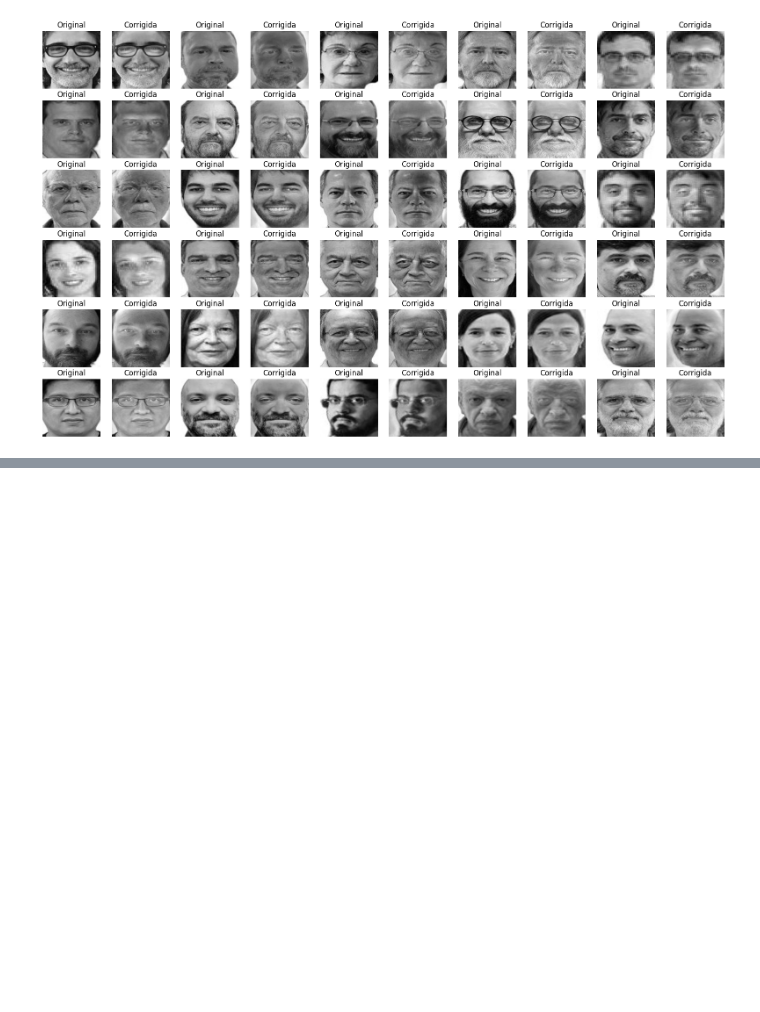
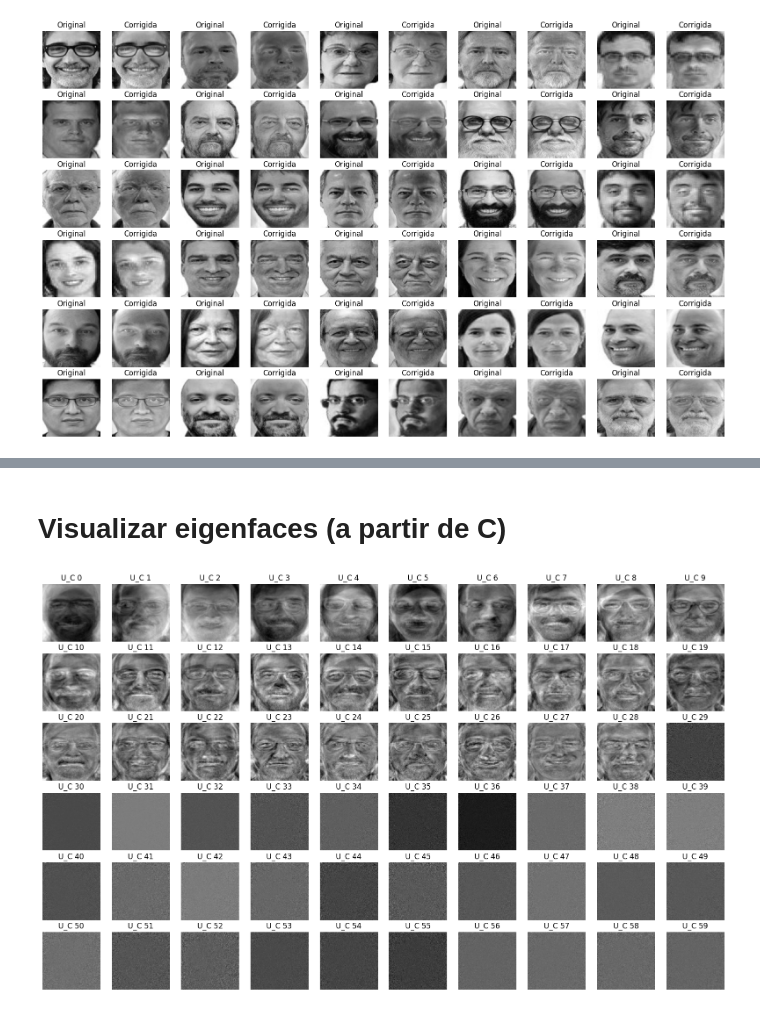
Before and after one commit to Gustavo-Murilo/Eigenfaces_EMAP, a Jupyter notebook: main_eigenfaces.ipynb, the cells around one changed output, grey strips where cells are left out. Saved outputs shown, nothing was run; the diff lists cells and outputs as text; code cells hidden in the pictures; blank space fills up the shorter version.

```diff
--- a/main_eigenfaces.ipynb
+++ b/main_eigenfaces.ipynb
@@ -123,0 +127,5 @@ for i, ax in enumerate(axes.flat):
+# %%
+C = np.cov(M)
+# %%
+# Decomposição SVD na forma reduzida por causa de 'full_matrices=False'
+U_C, autovalores_C, VT_C = randomized_svd(C, n_components=60, n_iter=5, random_state=None)
@@ -123,0 +155,20 @@ for i, ax in enumerate(axes.flat):
+# %% [markdown]
+# Visualizar eigenfaces (a partir de C)
+# %%
+# Definição de uma grade para a plotagem de imagens
+fig, axes = plt.subplots(6,10, figsize=(20,12))
+
+for indice, ax in enumerate(axes.flat):
+    # Definição da imagem a ser plotada
+    tipo = f'U_C {indice}'
+    Matriz = U_C
+
+    # Transforma o vetor unidimensional em uma matriz com as dimensões da imagem
+    matriz_imagem = Matriz[:,indice].reshape(DIMENSAO_IMAGEM)
+
+    # Plotagem das imagens
+    ax.imshow(matriz_imagem, cmap=plt.cm.gray)
+    ax.set_title(f'{tipo}')
+    ax.axis('off')
+# %% [output]
+[figure, added]
```
Also changed, not shown: parts of 7 cells of this notebook.
